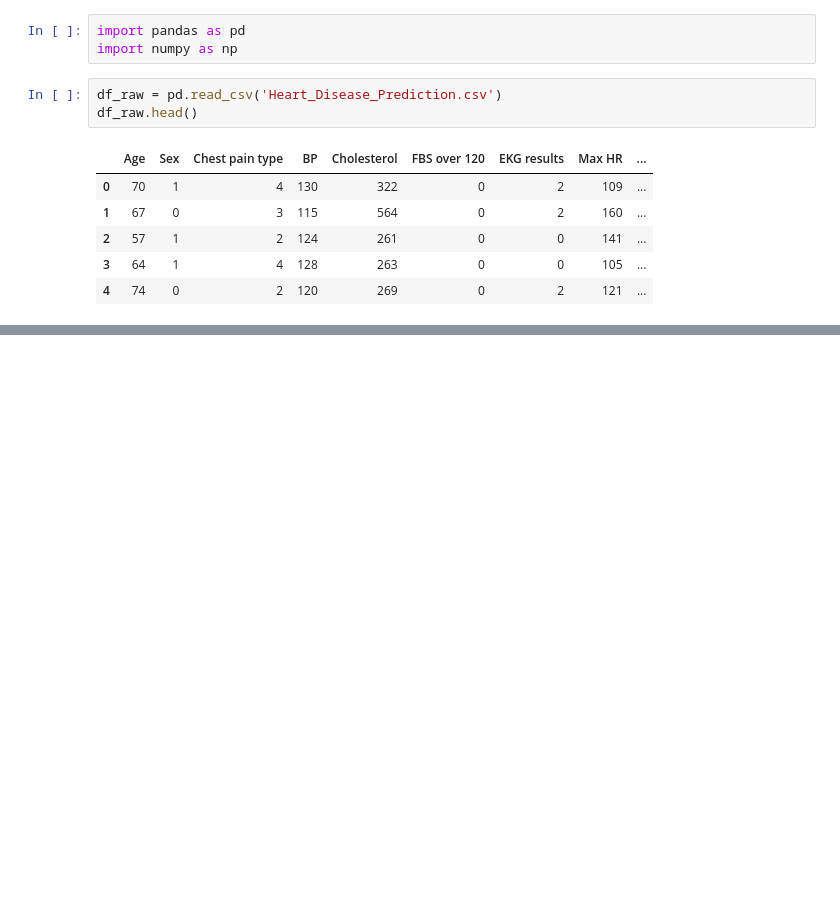
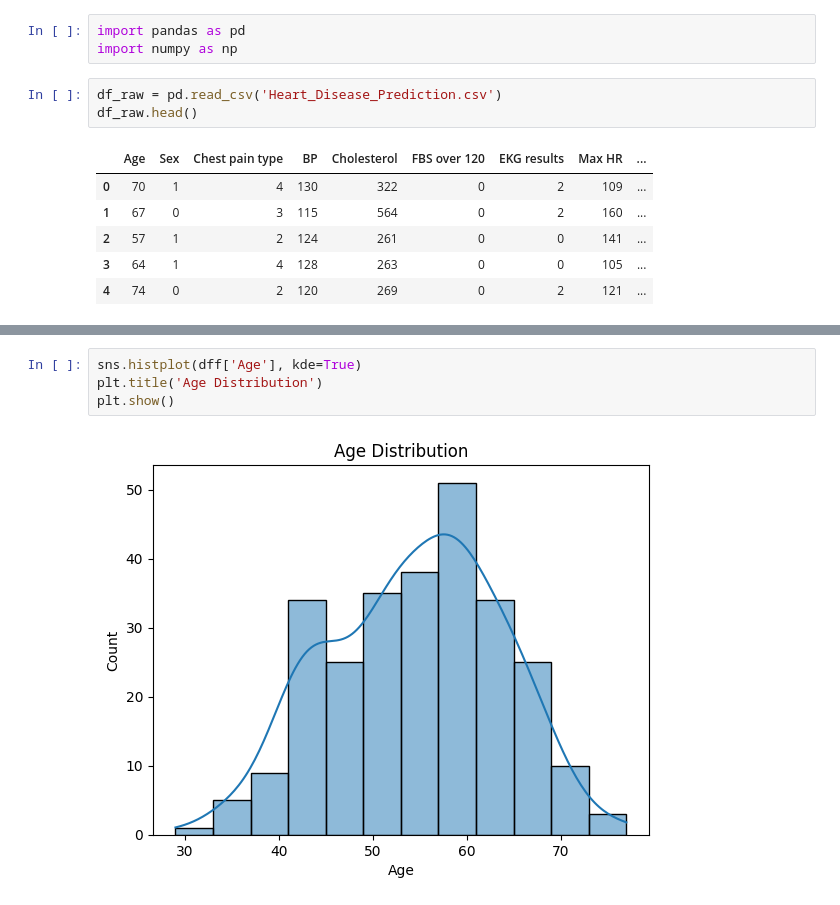
Before and after one commit to prashantjinwal/Data_Analysis, a Jupyter notebook: EDA/practice/Heart.ipynb, the cells around one changed output, grey strips where cells are left out. Saved outputs shown, nothing was run; the diff lists cells and outputs as text; blank space fills up the shorter version.

```diff
--- a/EDA/practice/Heart.ipynb
+++ b/EDA/practice/Heart.ipynb
@@ -78,0 +135,6 @@ df
+# %%
+sns.histplot(dff['Age'], kde=True)
+plt.title('Age Distribution')
+plt.show()
+# %% [output]
+[figure, added]
```
Also changed, not shown: parts of 18 cells of this notebook.
